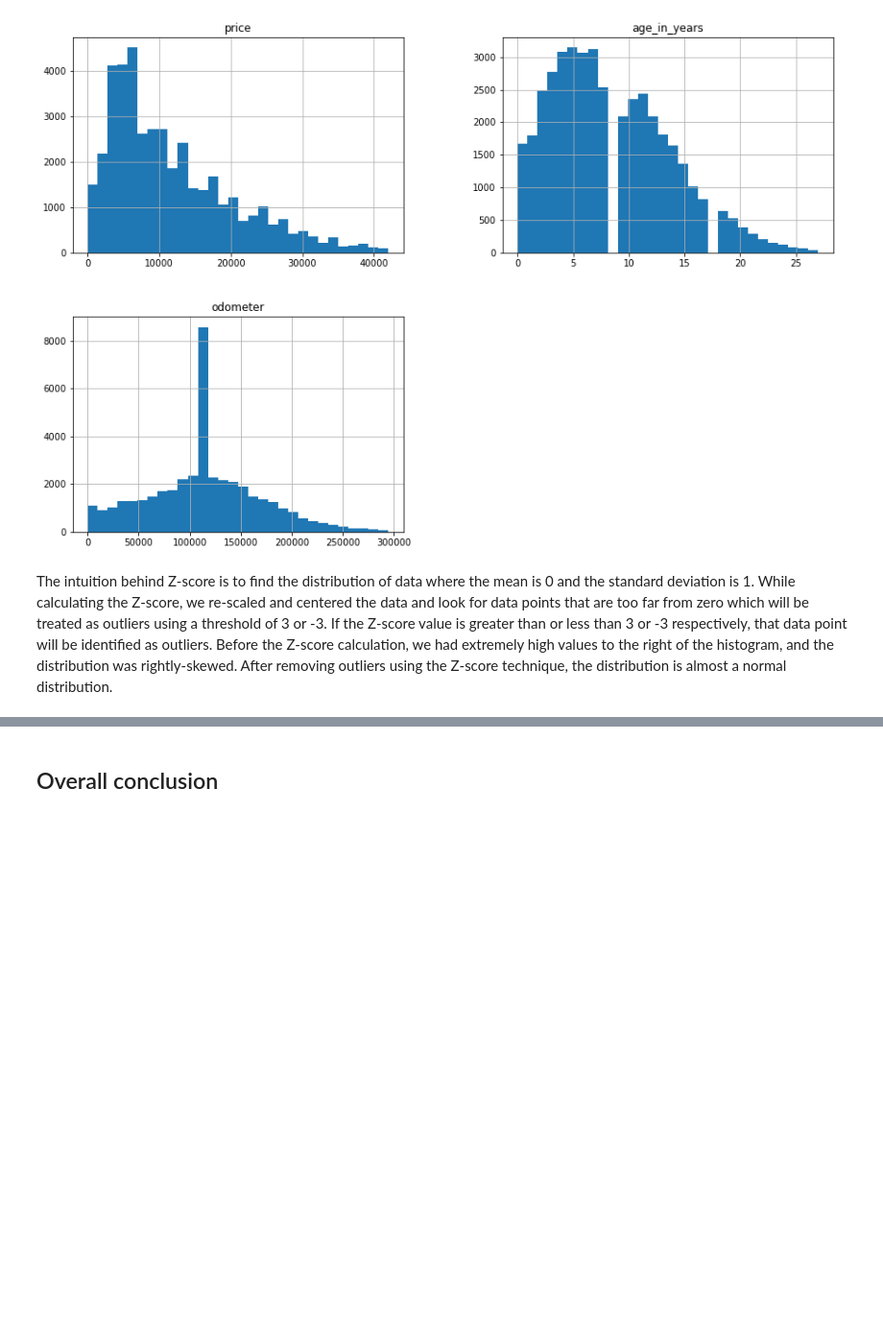
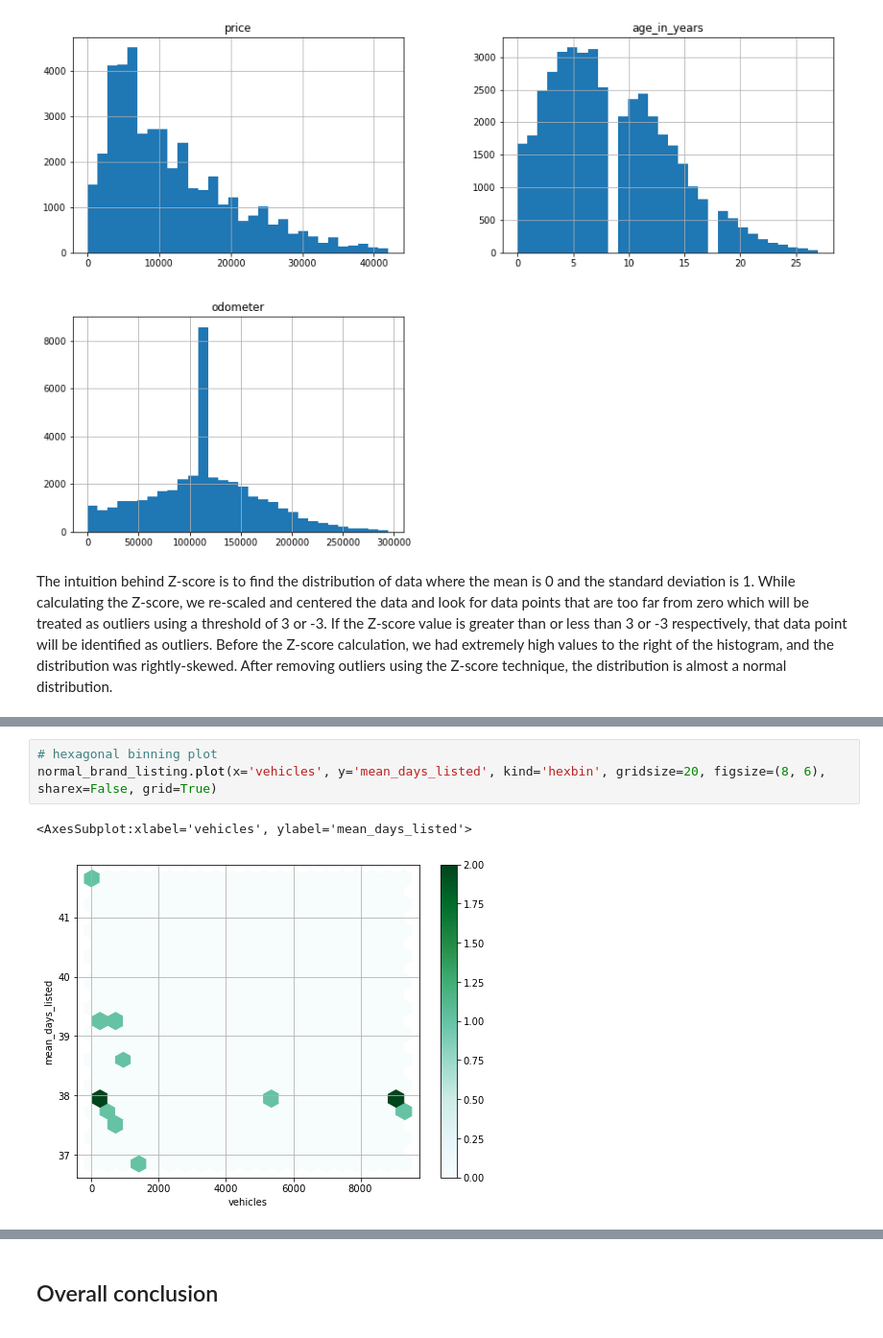
Before and after one commit to chuksoo/vehicle_price_analytics, a Jupyter notebook: car_sales_EDA.ipynb, the cells around one changed output, grey strips where cells are left out. Shown at 96% size. Cells and saved outputs as stored; diff of their text form; blank space fills up the shorter version.

```diff
--- a/car_sales_EDA.ipynb
+++ b/car_sales_EDA.ipynb
@@ -668,0 +728,6 @@ Name: avg_miles_year, dtype: float64
+# %%
+# hexagonal binning plot
+normal_brand_listing.plot(x='vehicles', y='mean_days_listed', kind='hexbin', gridsize=20, figsize=(8, 6), sharex=False, grid=True)
+# %% [output]
+<AxesSubplot:xlabel='vehicles', ylabel='mean_days_listed'>
+[figure, added]
```
Also changed, not shown: parts of 57 cells of this notebook.
